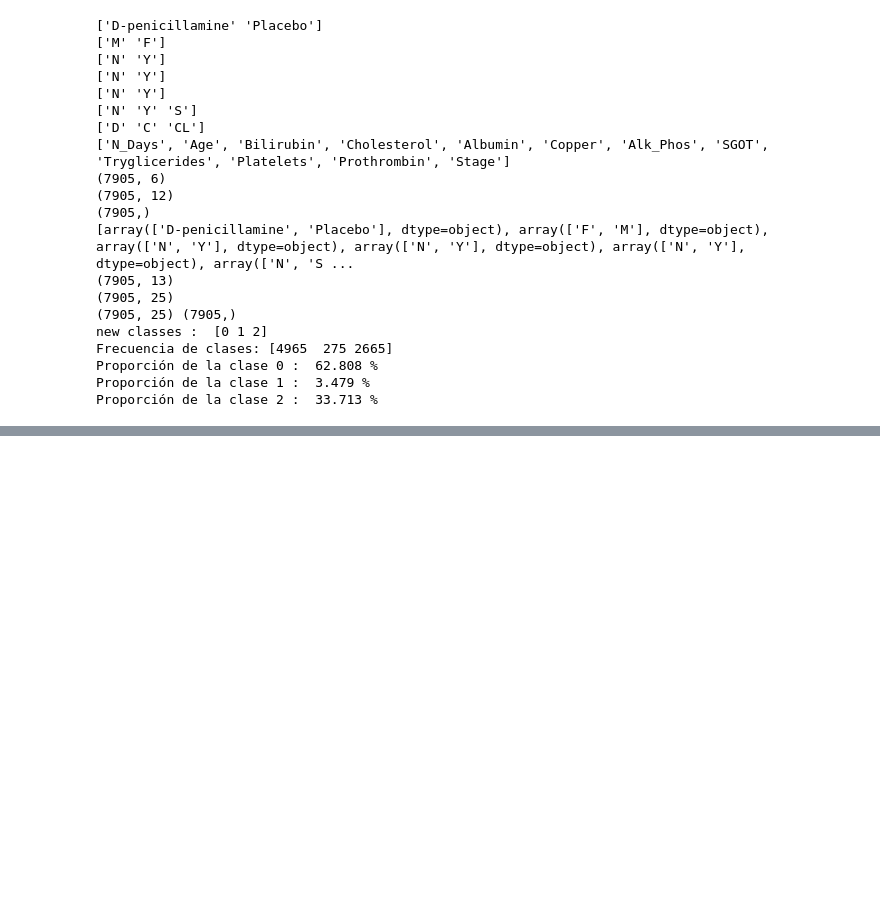
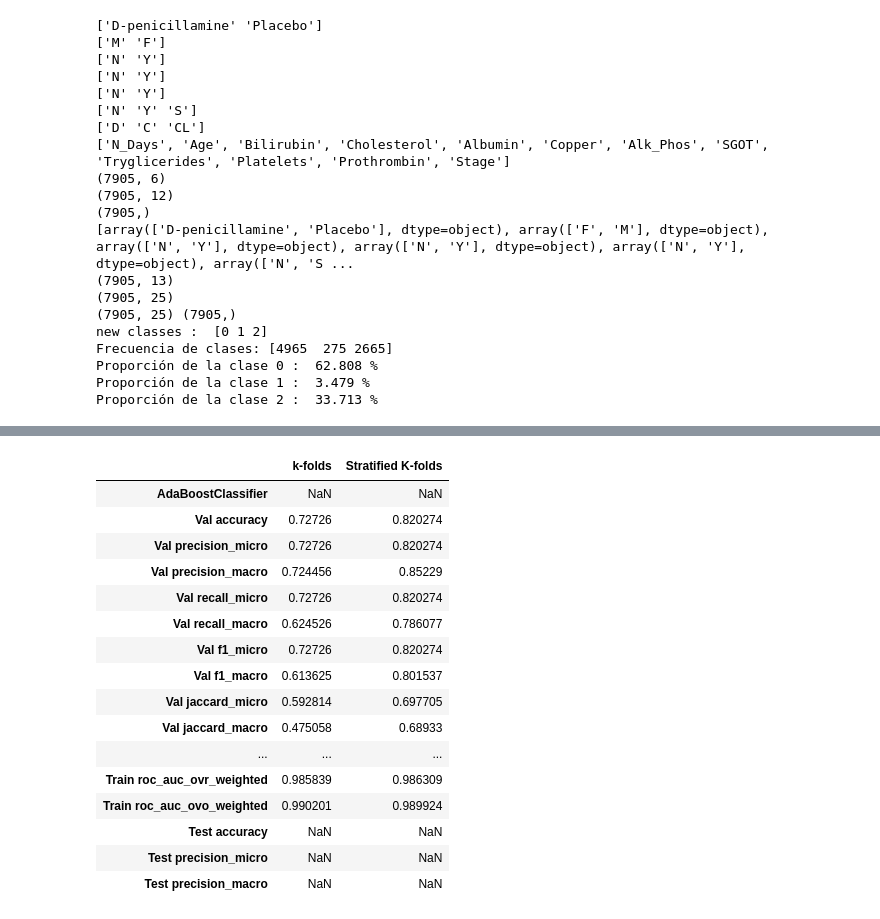
Before and after one commit to kokeitor/Multi-ClassPredictionCirrhosis, a Jupyter notebook: main.ipynb, the cells around one changed output, grey strips where cells are left out. Drawn from its saved outputs; the diff is of its cells as text; code cells hidden in the pictures; blank space fills up the shorter version.

```diff
--- a/main.ipynb
+++ b/main.ipynb
@@ -301,0 +363,20 @@ Test set accuracy - 0.812 %
+# %%
+scores[f"{list(scores.keys())[1]}"].head(30)
+# %% [output]
+|  | k-folds | Stratified K-folds |
+| AdaBoostClassifier | NaN | NaN |
+| Val accuracy | 0.72726 | 0.820274 |
+| Val precision_micro | 0.72726 | 0.820274 |
+| Val precision_macro | 0.724456 | 0.85229 |
+| Val recall_micro | 0.72726 | 0.820274 |
+| Val recall_macro | 0.624526 | 0.786077 |
+| Val f1_micro | 0.72726 | 0.820274 |
+| Val f1_macro | 0.613625 | 0.801537 |
+| Val jaccard_micro | 0.592814 | 0.697705 |
+| Val jaccard_macro | 0.475058 | 0.68933 |
+| ... | ... | ... |
+| Train roc_auc_ovr_weighted | 0.985839 | 0.986309 |
+| Train roc_auc_ovo_weighted | 0.990201 | 0.989924 |
+| Test accuracy | NaN | NaN |
+| Test precision_micro | NaN | NaN |
+| Test precision_macro | NaN | NaN |
```
Also changed, not shown: parts of 11 cells of this notebook, 1 other file.
